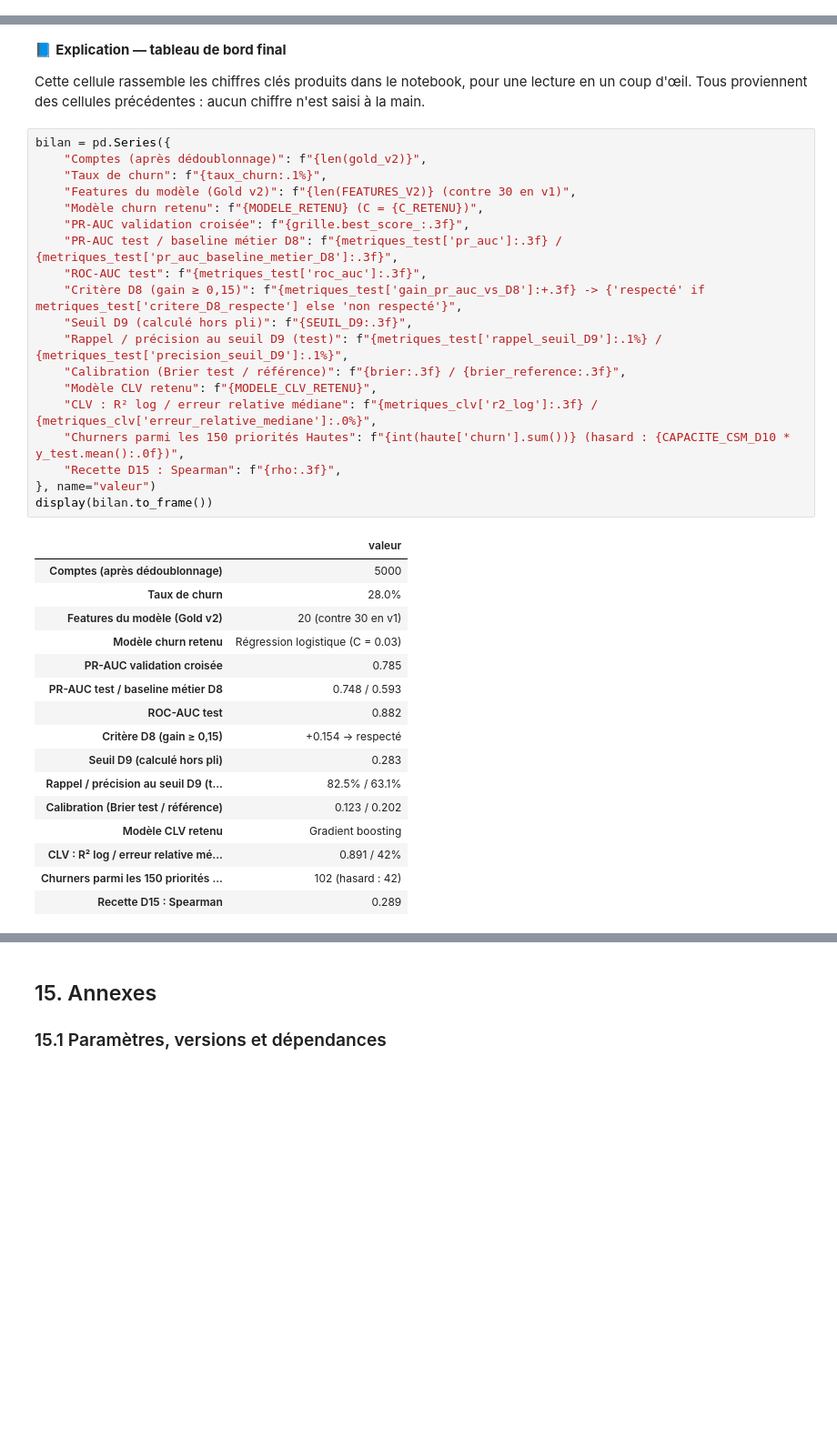
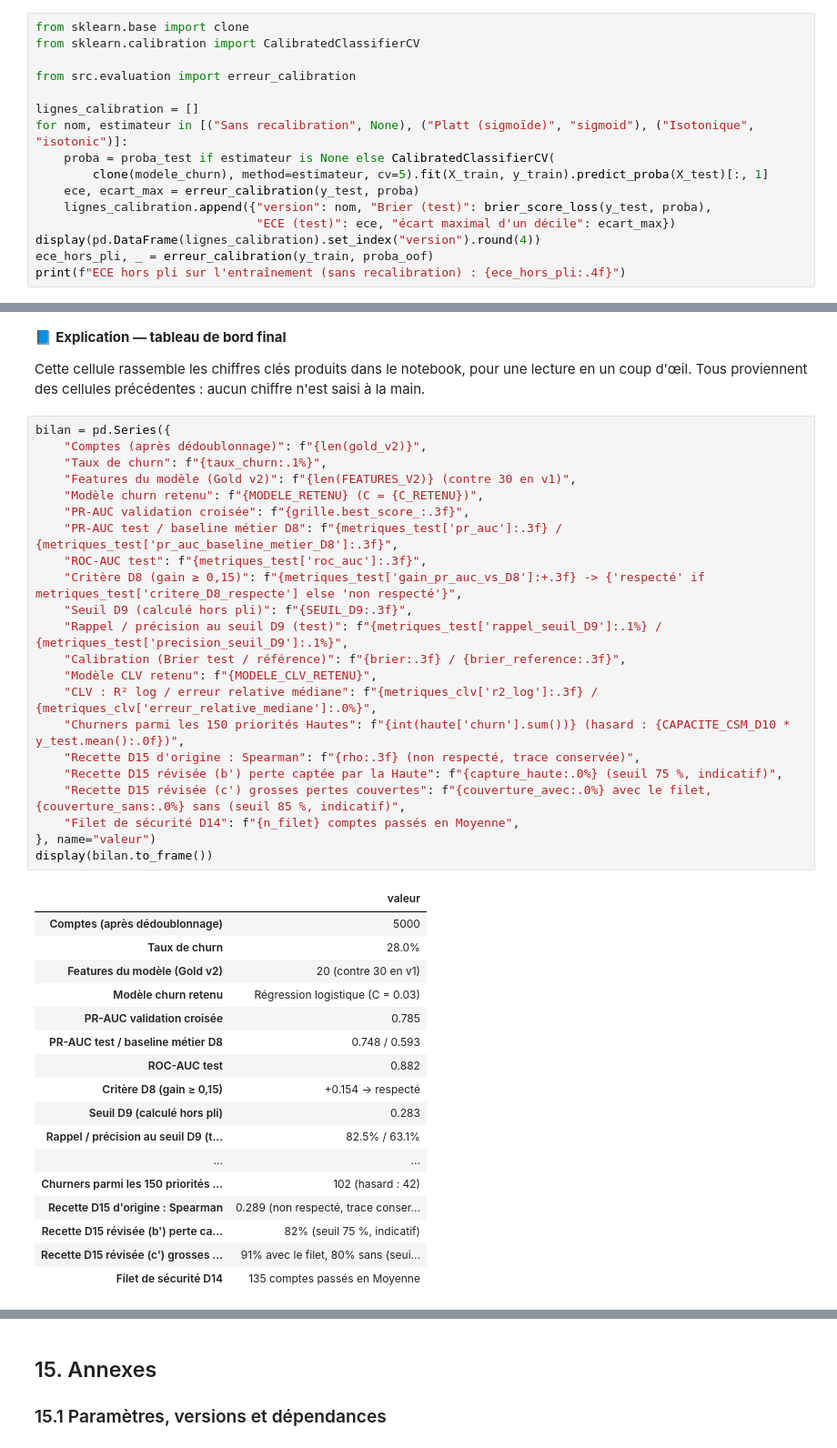
Before and after one commit to guillaumesaidani-coder/churn_saas, a Jupyter notebook: reports/notebooks/notebook_certifiant_churn_saas.ipynb, the cells around one changed output, grey strips where cells are left out. Shown at 91% size. Cells and saved outputs as stored; diff of their text form; blank space fills up the shorter version.

```diff
--- a/reports/notebooks/notebook_certifiant_churn_saas.ipynb
+++ b/reports/notebooks/notebook_certifiant_churn_saas.ipynb
@@ -2684,0 +2724,16 @@ calibrées (les forêts aléatoires, par exemple, le sont souvent moins).
+# %%
+from sklearn.base import clone
+from sklearn.calibration import CalibratedClassifierCV
+
+from src.evaluation import erreur_calibration
+
+lignes_calibration = []
+for nom, estimateur in [("Sans recalibration", None), ("Platt (sigmoïde)", "sigmoid"), ("Isotonique", "isotonic")]:
+    proba = proba_test if estimateur is None else CalibratedClassifierCV(
+        clone(modele_churn), method=estimateur, cv=5).fit(X_train, y_train).predict_proba(X_test)[:, 1]
+    ece, ecart_max = erreur_calibration(y_test, proba)
+    lignes_calibration.append({"version": nom, "Brier (test)": brier_score_loss(y_test, proba),
+                               "ECE (test)": ece, "écart maximal d'un décile": ecart_max})
+display(pd.DataFrame(lignes_calibration).set_index("version").round(4))
+ece_hors_pli, _ = erreur_calibration(y_train, proba_oof)
+print(f"ECE hors pli sur l'entraînement (sans recalibration) : {ece_hors_pli:.4f}")
@@ -4354,39 +4603,43 @@ d'œil. Tous proviennent des cellules précédentes : aucun chiffre n'est saisi
 # %%
 bilan = pd.Series({
     "Comptes (après dédoublonnage)": f"{len(gold_v2)}",
     "Taux de churn": f"{taux_churn:.1%}",
     "Features du modèle (Gold v2)": f"{len(FEATURES_V2)} (contre 30 en v1)",
     "Modèle churn retenu": f"{MODELE_RETENU} (C = {C_RETENU})",
     "PR-AUC validation croisée": f"{grille.best_score_:.3f}",
     "PR-AUC test / baseline métier D8": f"{metriques_test['pr_auc']:.3f} / {metriques_test['pr_auc_baseline_metier_D8']:.3f}",
     "ROC-AUC test": f"{metriques_test['roc_auc']:.3f}",
     "Critère D8 (gain ≥ 0,15)": f"{metriques_test['gain_pr_auc_vs_D8']:+.3f} -> {'respecté' if metriques_test['critere_D8_respecte'] else 'non respecté'}",
     "Seuil D9 (calculé hors pli)": f"{SEUIL_D9:.3f}",
     "Rappel / précision au seuil D9 (test)": f"{metriques_test['rappel_seuil_D9']:.1%} / {metriques_test['precision_seuil_D9']:.1%}",
     "Calibration (Brier test / référence)": f"{brier:.3f} / {brier_reference:.3f}",
     "Modèle CLV retenu": f"{MODELE_CLV_RETENU}",
     "CLV : R² log / erreur relative médiane": f"{metriques_clv['r2_log']:.3f} / {metriques_clv['erreur_relative_mediane']:.0%}",
     "Churners parmi les 150 priorités Hautes": f"{int(haute['churn'].sum())} (hasard : {CAPACITE_CSM_D10 * y_test.mean():.0f})",
-    "Recette D15 : Spearman": f"{rho:.3f}",
+    "Recette D15 d'origine : Spearman": f"{rho:.3f} (non respecté, trace conservée)",
+    "Recette D15 révisée (b') perte captée par la Haute": f"{capture_haute:.0%} (seuil 75 %, indicatif)",
+    "Recette D15 révisée (c') grosses pertes couvertes": f"{couverture_avec:.0%} avec le filet, {couverture_sans:.0%} sans (seuil 85 %, indicatif)",
+    "Filet de sécurité D14": f"{n_filet} comptes passés en Moyenne",
 }, name="valeur")
 display(bilan.to_frame())
 # %% [output]
 |  | valeur |
 | Comptes (après dédoublonnage) | 5000 |
 | Taux de churn | 28.0% |
 | Features du modèle (Gold v2) | 20 (contre 30 en v1) |
 | Modèle churn retenu | Régression logistique (C = 0.03) |
 | PR-AUC validation croisée | 0.785 |
 | PR-AUC test / baseline métier D8 | 0.748 / 0.593 |
 | ROC-AUC test | 0.882 |
 | Critère D8 (gain ≥ 0,15) | +0.154 -> respecté |
 | Seuil D9 (calculé hors pli) | 0.283 |
 | Rappel / précision au seuil D9 (t... | 82.5% / 63.1% |
-| Calibration (Brier test / référence) | 0.123 / 0.202 |
-| Modèle CLV retenu | Gradient boosting |
-| CLV : R² log / erreur relative mé... | 0.891 / 42% |
+| ... | ... |
 | Churners parmi les 150 priorités ... | 102 (hasard : 42) |
-| Recette D15 : Spearman | 0.289 |
+| Recette D15 d'origine : Spearman | 0.289 (non respecté, trace conser... |
+| Recette D15 révisée (b') perte ca... | 82% (seuil 75 %, indicatif) |
+| Recette D15 révisée (c') grosses ... | 91% avec le filet, 80% sans (seui... |
+| Filet de sécurité D14 | 135 comptes passés en Moyenne |
 # %% [markdown]
 ### Synthèse
 
```
Also changed, not shown: parts of 43 cells of this notebook, 21 other files.
